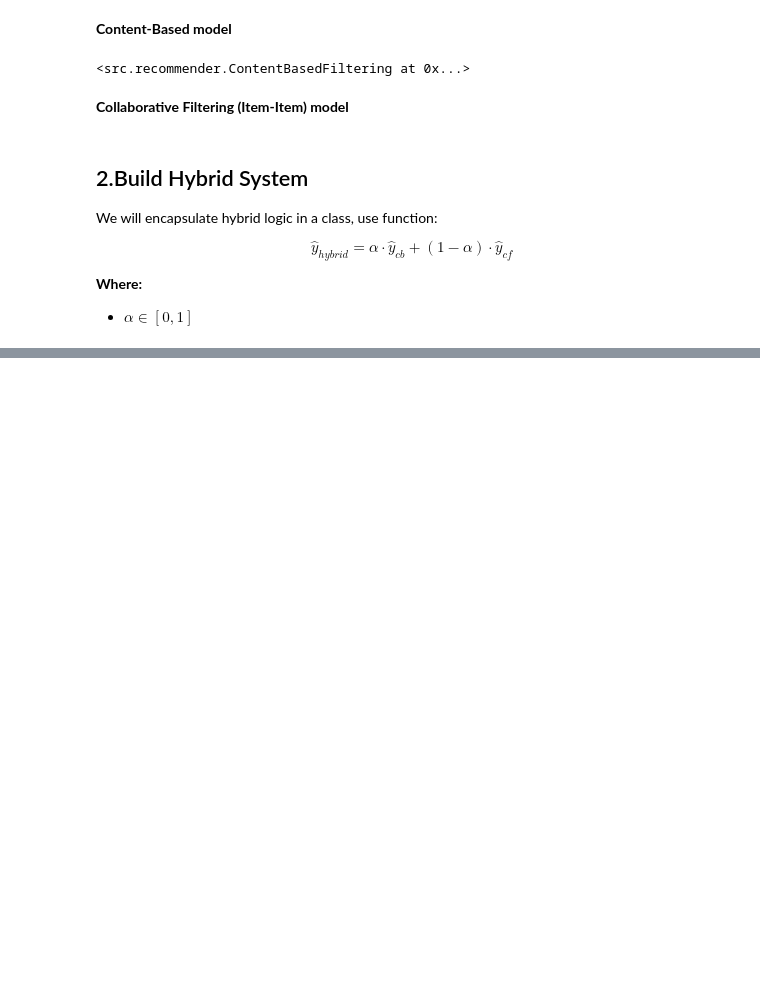
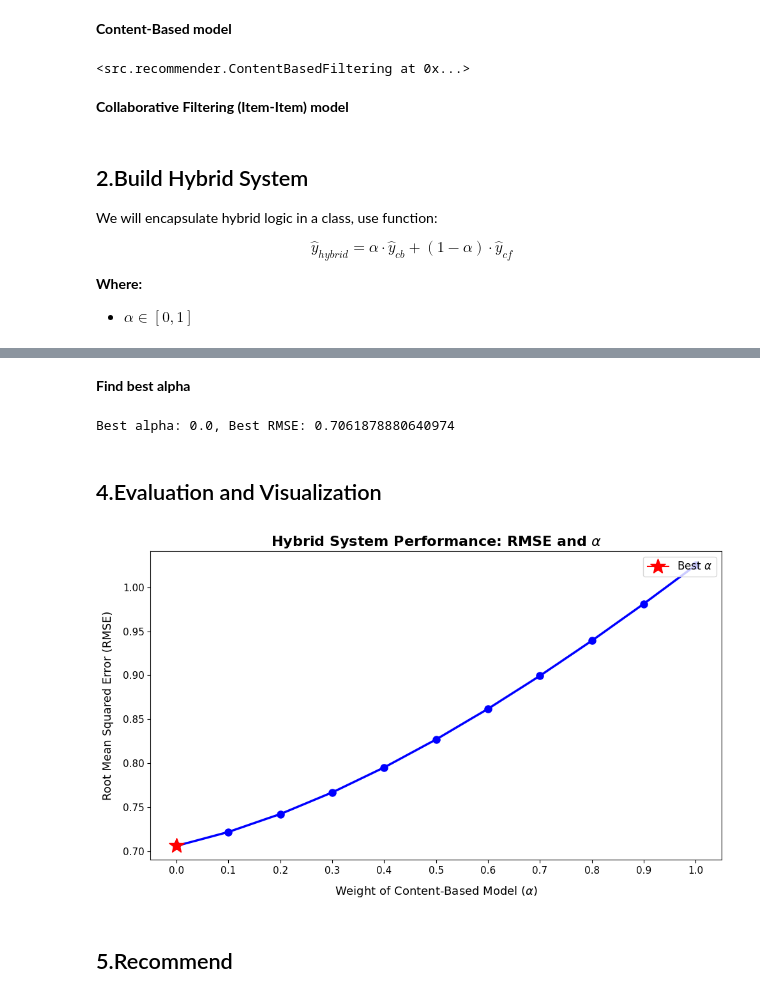
Before and after one commit to tuan0306/Recommendation-system, a Jupyter notebook: notebooks/Hybrid.ipynb, the cells around one changed output, grey strips where cells are left out. Cells and saved outputs as stored; diff of their text form; code cells hidden in the pictures; blank space fills up the shorter version.

Commit message:
update hybrid,requirements

```diff
--- a/notebooks/Hybrid.ipynb
+++ b/notebooks/Hybrid.ipynb
@@ -45,4 +39,4 @@ ratings_train
 # %%
-ratings_test=pd.read_csv('../data/processed/ratings_a_test.csv',header=0)
+ratings_test=pd.read_csv('../data/processed/ratings_a_test.csv',header=0).values
 ratings_test
 # %% [output]
@@ -89,8 +77,13 @@ class HybridRecommender:
         self.cf_model=cf_model
         self.alpha=alpha
     def predict_test(self,test):
-        cb_predict=self.cb_model.predict(test)
         cf_predict=self.cf_model.predict_test(test)
+        n_tests=test.shape[0]
+        cb_predict=np.zeros(n_tests)
+        for idx in range(n_tests):
+            u=test[idx,0]
+            i=test[idx,1]
+            cb_predict[idx]=self.cb_model.Yhat[i,u]
         return self.alpha*cb_predict+(1-self.alpha)*cf_predict
     def fit(self,ratings_data):
         self.ratings_data=ratings_data
@@ -105,7 +98,7 @@ class HybridRecommender:
             if i in rated_items:
                 hybrid_scores[i]=-1e9
             else:
-                cf_score=self.cf_model.predict(user_id,i,normalize=0)
+                cf_score=self.cf_model.predict(user_id,i,normalized=0)
                 cb_score=cb_scores[i]
                 hybrid_scores[i]=self.alpha*cb_score+(1-self.alpha)*cf_score
         recommend_items=np.argsort(hybrid_scores)[-top:][::-1]
@@ -115,0 +111,11 @@ class HybridRecommender:
+# %%
+alphas=np.arange(0.0,1.1,0.1)
+rmses=[]
+
+for alpha in alphas:
+    hybrid_system=HybridRecommender(cb_model,cf_model,alpha)
+    hybrid_system.fit(ratings_train)
+    prediction=hybrid_system.predict_test(ratings_test)
+    rmse=hybrid_system.RMSE(ratings_test,prediction)
+    rmses.append(rmse)
+    print(f'Alpha: {alpha}, RMSE: {rmse}')
@@ -115,0 +134,25 @@ class HybridRecommender:
+# %% [markdown]
+**Find best alpha**
+# %%
+best_alpha=alphas[np.argmin(rmses)]
+best_rmse=np.min(rmses)
+print(f'Best alpha: {best_alpha}, Best RMSE: {best_rmse}')
+# %% [output]
+Best alpha: 0.0, Best RMSE: 0.7061878880640974
+# %% [markdown]
+## 4.Evaluation and Visualization
+# %%
+plt.figure(figsize=(10, 6))
+plt.plot(alphas, rmses, marker='o', linestyle='-', color='blue', linewidth=2.5, markersize=8)
+plt.plot(best_alpha, best_rmse, marker='*', markersize=18, color='red',label='Best $\\alpha$')
+plt.title('Hybrid System Performance: RMSE and $\\alpha$', fontsize=16, fontweight='bold')
+plt.xlabel('Weight of Content-Based Model ($\\alpha$)', fontsize=13, labelpad=10)
+plt.ylabel('Root Mean Squared Error (RMSE)', fontsize=13, labelpad=10)
+plt.xticks(alphas, fontsize=11)
+plt.yticks(fontsize=11)
+plt.legend(fontsize=12, loc='upper right')
+plt.tight_layout()
+# %% [output]
+[figure, added]
+# %% [markdown]
+## 5.Recommend
```
Also changed, not shown: parts of 9 cells of this notebook, 3 other files.
